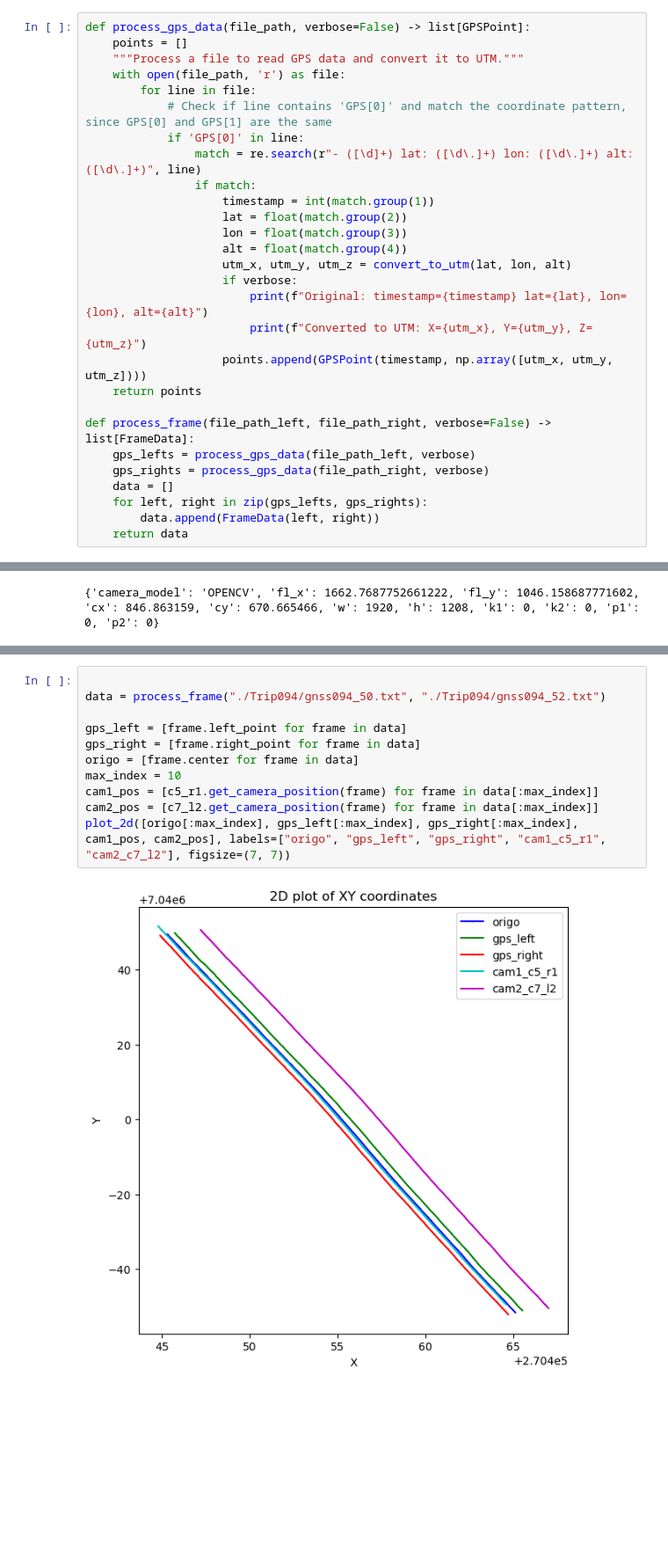
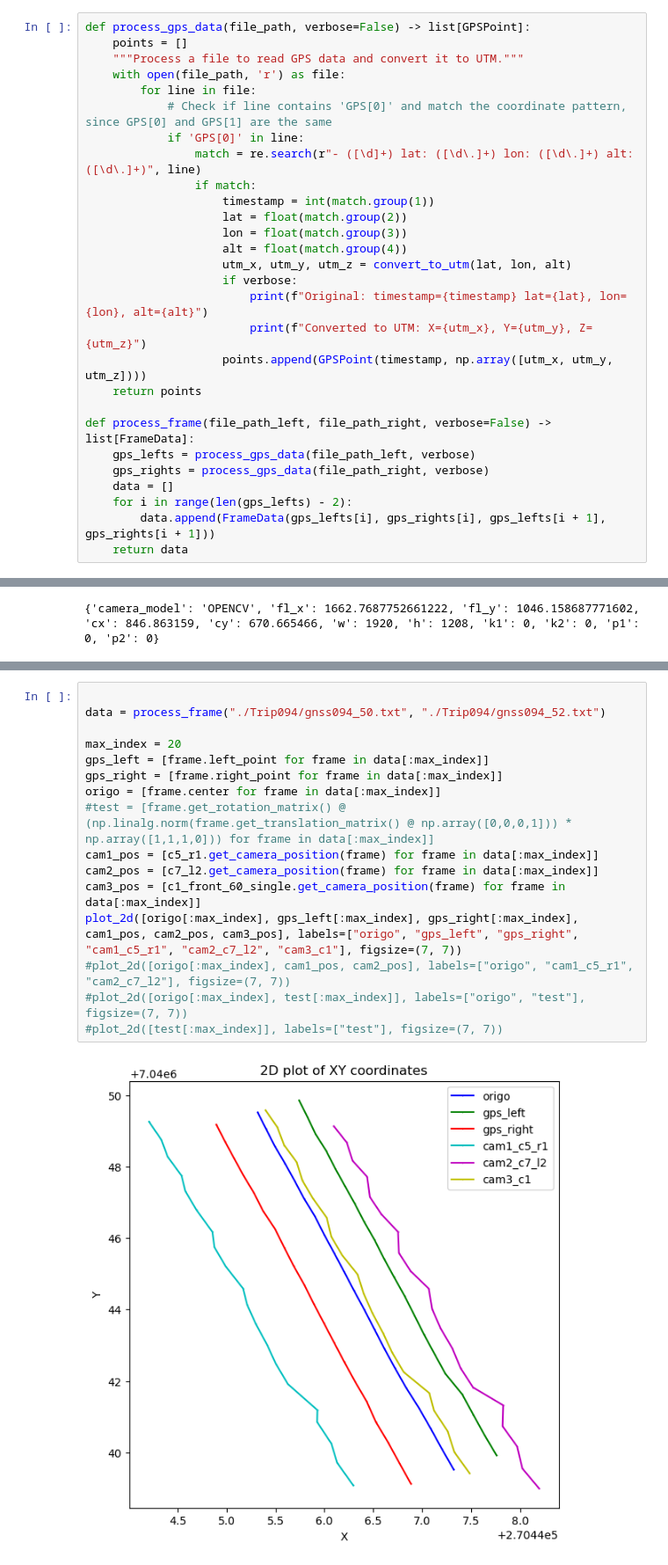
Before and after one commit to tdl1304/naplab-to-nerfstudio, a Jupyter notebook: converter.ipynb, the cells around one changed output, grey strips where cells are left out. Shown: that part at 88% size. Drawn from its saved outputs; the diff is of its cells as text; blank space fills up the shorter version.

```diff
--- a/converter.ipynb
+++ b/converter.ipynb
@@ -45,8 +45,8 @@ def process_frame(file_path_left, file_path_right, verbose=False) -> list[FrameD
     gps_lefts = process_gps_data(file_path_left, verbose)
     gps_rights = process_gps_data(file_path_right, verbose)
     data = []
-    for left, right in zip(gps_lefts, gps_rights):
-        data.append(FrameData(left, right))
+    for i in range(len(gps_lefts) - 2):
+        data.append(FrameData(gps_lefts[i], gps_rights[i], gps_lefts[i + 1], gps_rights[i + 1]))
     return data
 # %%
 def plot_3d(series_list: list[list], labels: list[str], figsize=(5, 5)):
@@ -113,16 +139,21 @@ print(c1_front_60_single.get_camera_intrinsics())
 # %%
 
 data = process_frame("./Trip094/gnss094_50.txt", "./Trip094/gnss094_52.txt")
 
-gps_left = [frame.left_point for frame in data]
-gps_right = [frame.right_point for frame in data]
-origo = [frame.center for frame in data]
-max_index = 10
+max_index = 20
+gps_left = [frame.left_point for frame in data[:max_index]]
+gps_right = [frame.right_point for frame in data[:max_index]]
+origo = [frame.center for frame in data[:max_index]]
+#test = [frame.get_rotation_matrix() @ (np.linalg.norm(frame.get_translation_matrix() @ np.array([0,0,0,1])) * np.array([1,1,1,0])) for frame in data[:max_index]]
 cam1_pos = [c5_r1.get_camera_position(frame) for frame in data[:max_index]]
 cam2_pos = [c7_l2.get_camera_position(frame) for frame in data[:max_index]]
-plot_2d([origo[:max_index], gps_left[:max_index], gps_right[:max_index], cam1_pos, cam2_pos], labels=["origo", "gps_left", "gps_right", "cam1_c5_r1", "cam2_c7_l2"], figsize=(7, 7))
+cam3_pos = [c1_front_60_single.get_camera_position(frame) for frame in data[:max_index]]
+plot_2d([origo[:max_index], gps_left[:max_index], gps_right[:max_index], cam1_pos, cam2_pos, cam3_pos], labels=["origo", "gps_left", "gps_right", "cam1_c5_r1", "cam2_c7_l2", "cam3_c1"], figsize=(7, 7))
+#plot_2d([origo[:max_index], cam1_pos, cam2_pos], labels=["origo", "cam1_c5_r1", "cam2_c7_l2"], figsize=(7, 7))
+#plot_2d([origo[:max_index], test[:max_index]], labels=["origo", "test"], figsize=(7, 7))
+#plot_2d([test[:max_index]], labels=["test"], figsize=(7, 7))
 # %% [output]
-[figure, old version]
+[figure, new version]
 # %%
 def plot_2d_v2(series_list: list[list], direction_vector_list: list[list], labels: list[str], figsize=(5, 5)):
     """Plot 2D coordinates."""
```
Also changed, not shown: parts of 3 cells of this notebook, 1 other file.
